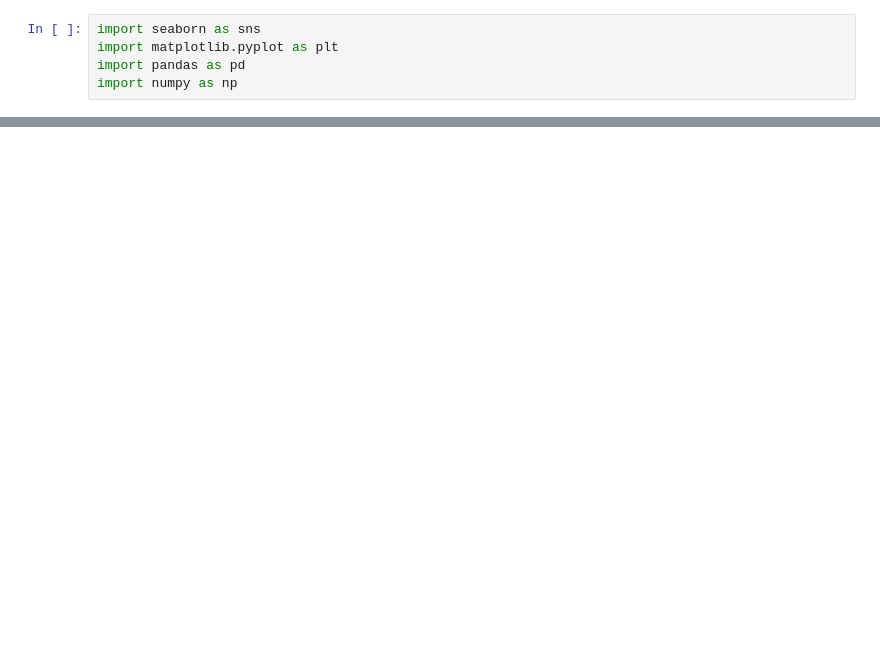
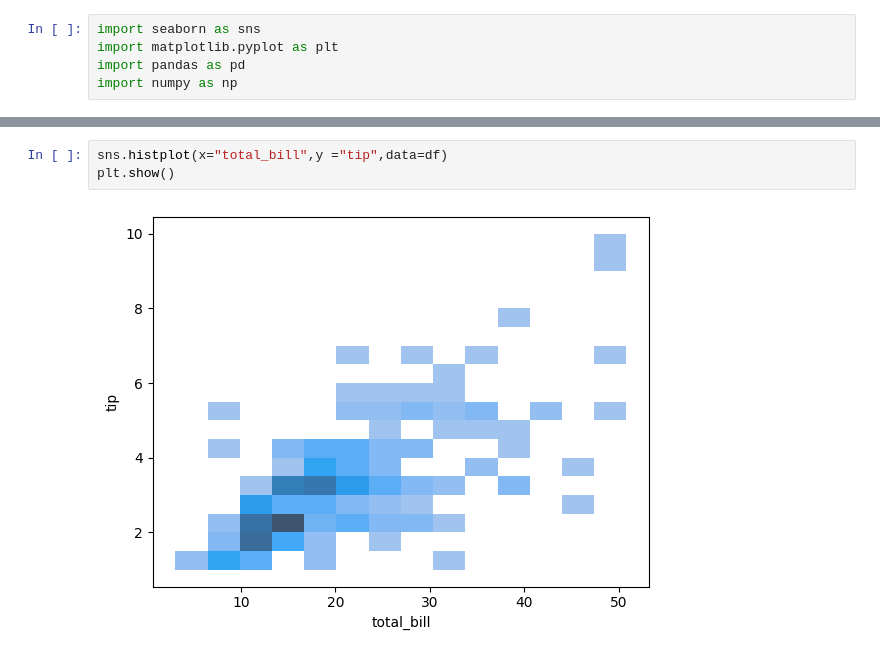
Before and after one commit to rishabh6900/PPNMS, a Jupyter notebook: Seaborn/Seaborn file .ipynb, the cells around one changed output, grey strips where cells are left out. Drawn from its saved outputs; the diff is of its cells as text; blank space fills up the shorter version.

```diff
--- a/Seaborn/Seaborn file .ipynb
+++ b/Seaborn/Seaborn file .ipynb
@@ -22,0 +57,5 @@ sns.lineplot(x="Days",y="people",data= df)
+# %%
+sns.histplot(x="total_bill",y ="tip",data=df)
+plt.show()
+# %% [output]
+[figure, added]
```
Also changed, not shown: parts of 7 cells of this notebook, 4 other files.
